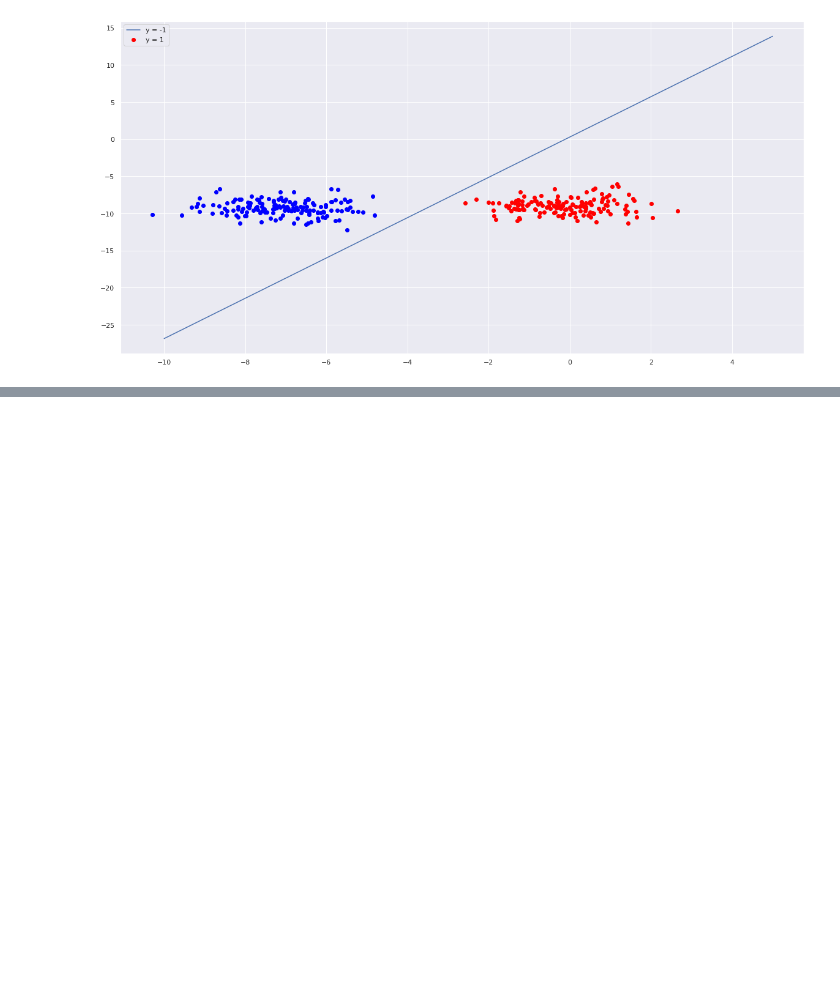
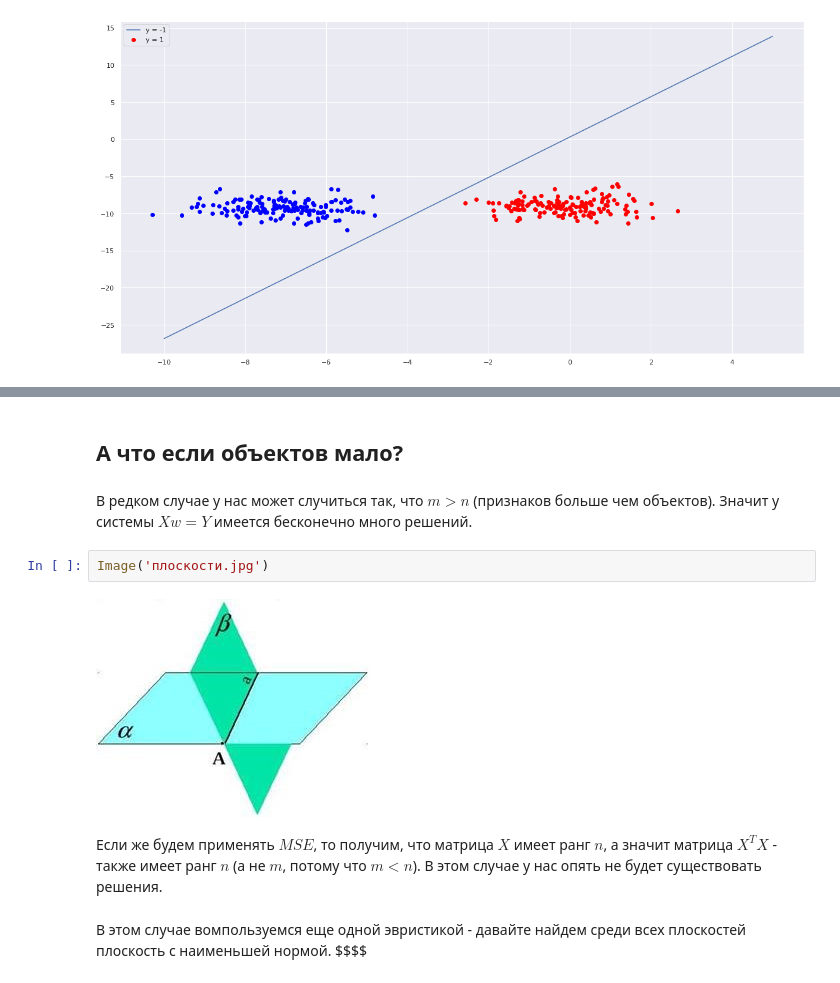
Before and after one commit to samstikhin/mlmathmech, a Jupyter notebook: 06-linear/linear.ipynb, the cells around one changed output, grey strips where cells are left out. Cells and saved outputs as stored; diff of their text form; blank space fills up the shorter version.

```diff
--- a/06-linear/linear.ipynb
+++ b/06-linear/linear.ipynb
@@ -441,0 +548,13 @@ plt.show()
+# %% [markdown]
+## А что если объектов мало?
+# %% [markdown]
+В редком случае у нас может случиться так, что $m > n$ (признаков больше чем объектов). Значит у системы $Xw = Y$ имеется бесконечно много решений.
+# %%
+Image('плоскости.jpg')
+# %% [output]
+[figure, added]
+# %% [markdown]
+Если же будем применять $MSE$, то получим, что матрица $X$ имеет ранг $n$, а значит матрица $X^{T}X$ - также имеет ранг $n$ (а не $m$, потому что $m < n$). В этом случае у нас опять не будет существовать решения.
+# %% [markdown]
+В этом случае вомпользуемся еще одной эвристикой - давайте найдем среди всех плоскостей плоскость с наименьшей нормой.
+$$$$
```
Also changed, not shown: parts of 35 cells of this notebook, 12 other files.
